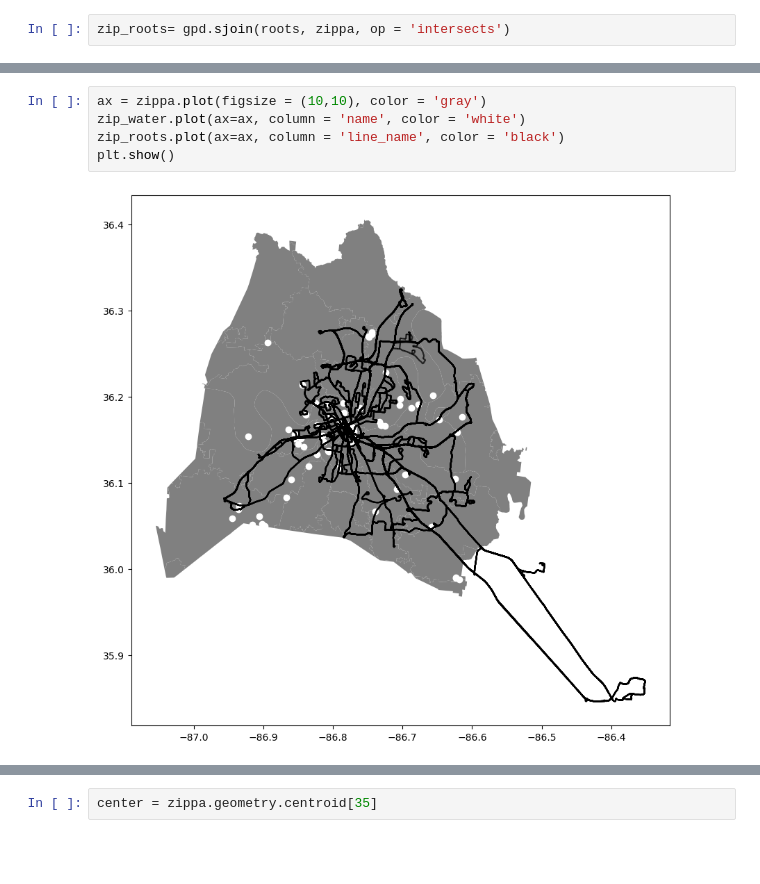
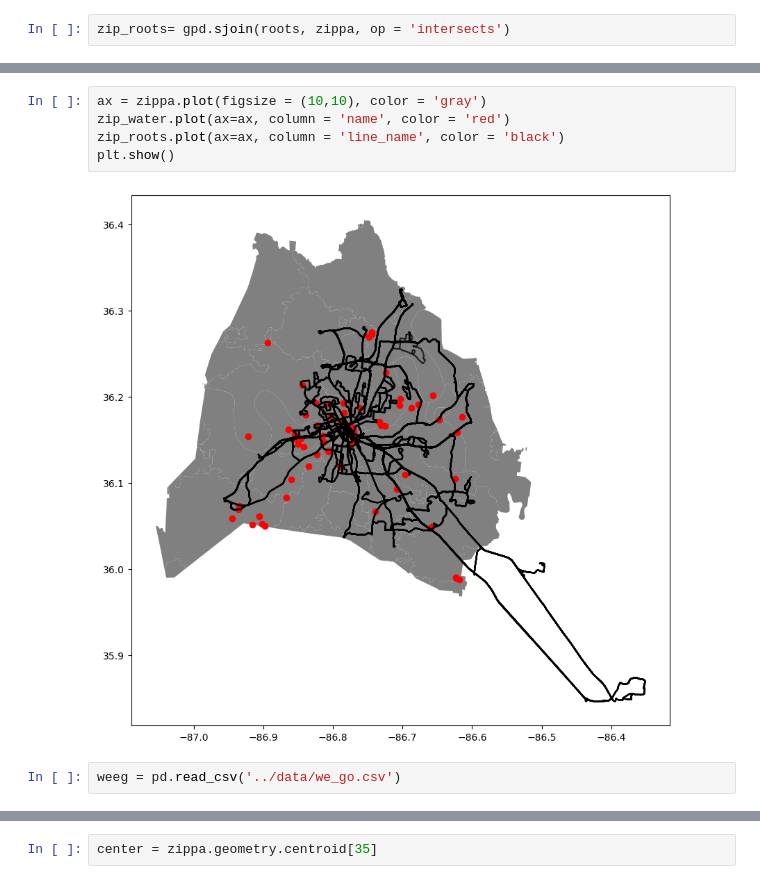
Before and after one commit to NSS-Data-Analytics-Cohort-8/geospatial-python-workshop-pshanx, a Jupyter notebook: notebooks/spatial.ipynb, the cells around one changed output, grey strips where cells are left out. Saved outputs shown, nothing was run; the diff lists cells and outputs as text; blank space fills up the shorter version.

```diff
--- a/notebooks/spatial.ipynb
+++ b/notebooks/spatial.ipynb
@@ -221,7 +203,9 @@ zip_roots.head()
 # %%
 ax = zippa.plot(figsize = (10,10), color = 'gray')
-zip_water.plot(ax=ax, column = 'name', color = 'white')
+zip_water.plot(ax=ax, column = 'name', color = 'red')
 zip_roots.plot(ax=ax, column = 'line_name', color = 'black')
 plt.show()
 # %% [output]
-[figure, old version]
+[figure, new version]
+# %%
+weeg = pd.read_csv('../data/we_go.csv')
```
Also changed, not shown: parts of 9 cells of this notebook.
